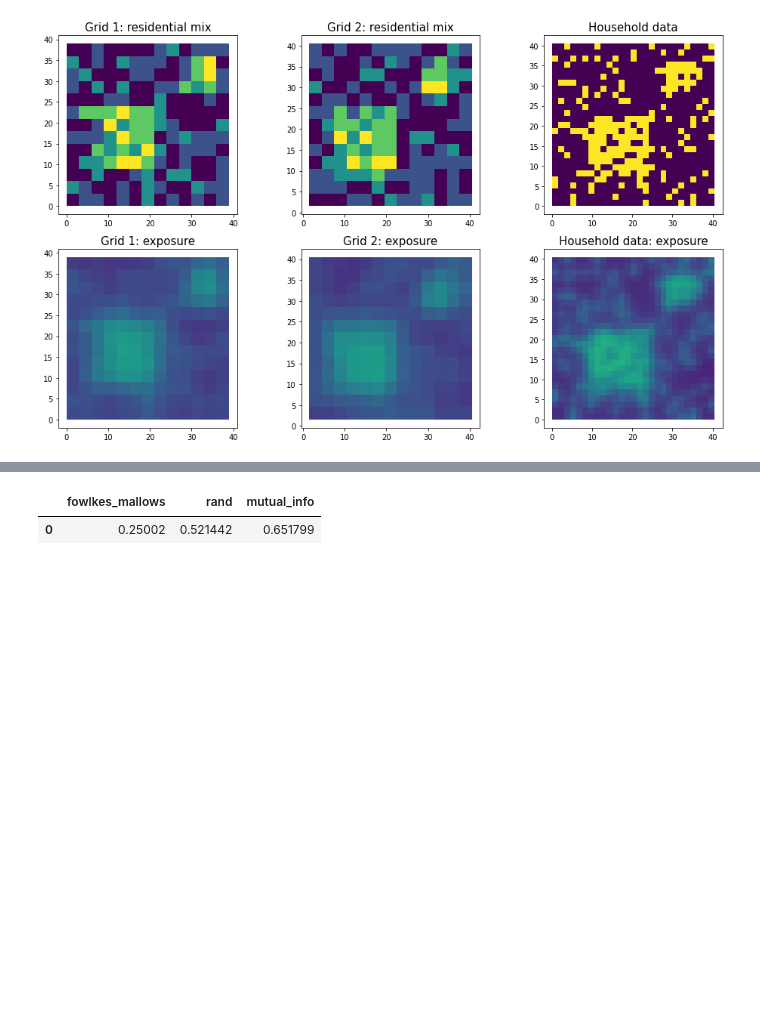
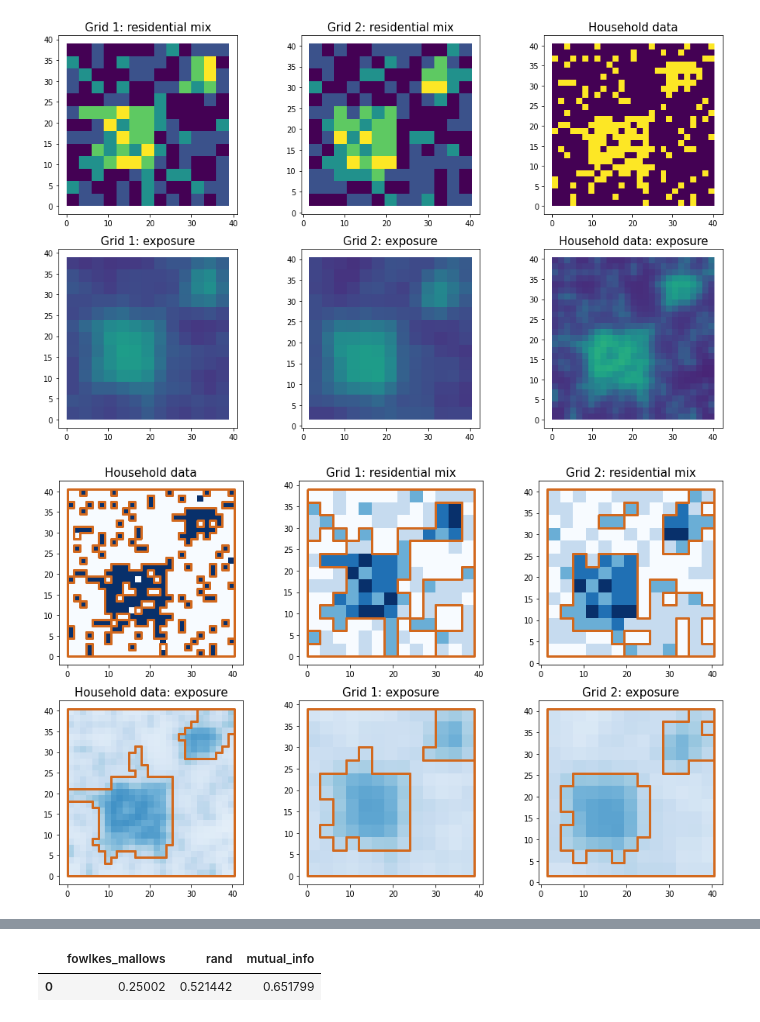
Before and after one commit to spierenbu/res_seg_NTH, a Jupyter notebook: testing_for_MAUP.ipynb, the cells around one changed output, grey strips where cells are left out. Saved outputs shown, nothing was run; the diff lists cells and outputs as text; code cells hidden in the pictures; blank space fills up the shorter version.

```diff
--- a/testing_for_MAUP.ipynb
+++ b/testing_for_MAUP.ipynb
@@ -250 +242,55 @@ region_res_mix_1['seg'] = region_res_mix_1['seg'].mask(region_res_mix_1['res_mix
+# %%
+region_res_mix_1 = result_1.dissolve(by = 'seg_res_mix_1').reset_index()
+region_exposure_1 = result_1.dissolve(by = 'seg_exposure_1').reset_index()
+
+region_exposure_2 = result_2.dissolve(by = 'seg_exposure_2').reset_index()
+region_res_mix_2 = result_2.dissolve(by = 'seg_res_mix_2').reset_index()
+
+region_benchmark_exposure = grid_hh_data.dissolve(by = 'seg_exposure').reset_index()
+region_benchmark_res_mix = grid_hh_data.dissolve(by = 'seg_res_mix').reset_index()
+# Benchmark in grid 1.
+region_benchmark_res_mix_1 = result_1.dissolve(by = 'seg_res_mix').reset_index()
+region_benchmark_exposure_1 = result_1.dissolve(by = 'seg_exposure').reset_index()
+# Benchmark, in grid 2.
+region_benchmark_res_mix_2 = result_2.dissolve(by = 'seg_res_mix').reset_index()
+region_benchmark_exposure_2 = result_2.dissolve(by = 'seg_exposure').reset_index()
+# Benchmark, in comp
+region_exposure_comp_1 = result_comp.dissolve(by = 'seg_exposure_1').reset_index()
+region_res_mix_comp_1 = result_comp.dissolve(by = 'seg_res_mix_1').reset_index()
+region_exposure_comp_2 = result_comp.dissolve(by = 'seg_exposure_2').reset_index()
+region_res_mix_comp_2 = result_comp.dissolve(by = 'seg_res_mix_2').reset_index()
+# %%
+fig, ax = plt.subplots(2,3,figsize=(16, 8))
+fig.set_tight_layout(True)
+
+# Fine grid
+grid_hh_data.plot(ax=ax[0,0], cmap = 'Blues', column = 'res_mix', vmin = 0, vmax = 1)
+region_benchmark_res_mix.plot(ax=ax[0,0], color  = 'none', edgecolor='chocolate', linewidth = 3)
+grid_hh_data.plot(ax=ax[1,0], cmap = 'Blues', column = 'exposure', vmin = 0, vmax = 1)
+region_benchmark_exposure.plot(ax=ax[1,0], color  = 'none', edgecolor='chocolate', linewidth = 3)
+
+
+# Grid 1
+result_1.plot(ax=ax[0,1], cmap = 'Blues',column = 'res_mix_1', vmin = 0, vmax = 1)
+region_res_mix_1.plot(ax=ax[0,1], color  = 'none', edgecolor='chocolate', linewidth = 3)
+result_1.plot(ax=ax[1,1], cmap = 'Blues', column = 'exposure_1', vmin = 0, vmax = 1)
+region_exposure_1.plot(ax=ax[1,1], color  = 'none', edgecolor='chocolate', linewidth = 3)
+
+
+# Grid 2
+result_2.plot(ax=ax[0,2], cmap = 'Blues', column = 'res_mix_2', vmin = 0, vmax = 1)
+region_res_mix_2.plot(ax=ax[0,2], color  = 'none', edgecolor='chocolate', linewidth = 3)
+result_2.plot(ax=ax[1,2], cmap = 'Blues', column = 'exposure_2', vmin = 0, vmax = 1)
+region_exposure_2.plot(ax=ax[1,2], color  = 'none', edgecolor='chocolate', linewidth = 3)
+
+# Set titles
+ax[0,1].set_title('Grid 1: residential mix', size = 15)
+ax[0,2].set_title('Grid 2: residential mix', size = 15)
+ax[0,0].set_title('Household data', size = 15)
+ax[1,1].set_title('Grid 1: exposure', size = 15)
+ax[1,2].set_title('Grid 2: exposure', size = 15)
+ax[1,0].set_title('Household data: exposure', size = 15)
+plt.show()
+# %% [output]
+[figure, added]
 # %%
```
Also changed, not shown: parts of 10 cells of this notebook.
